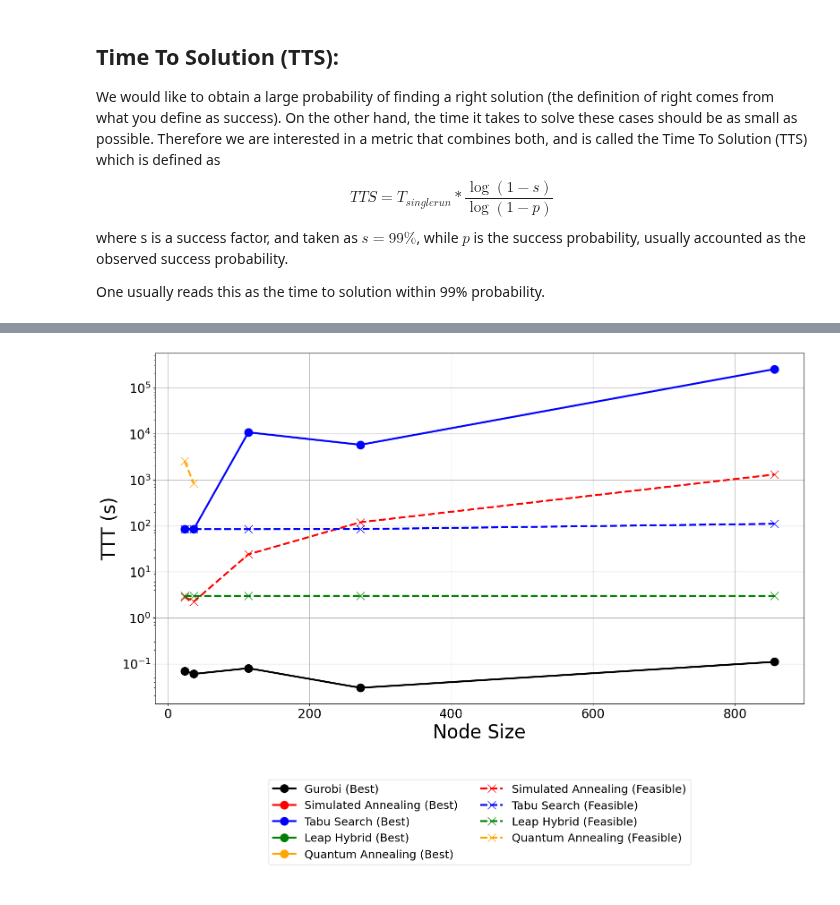
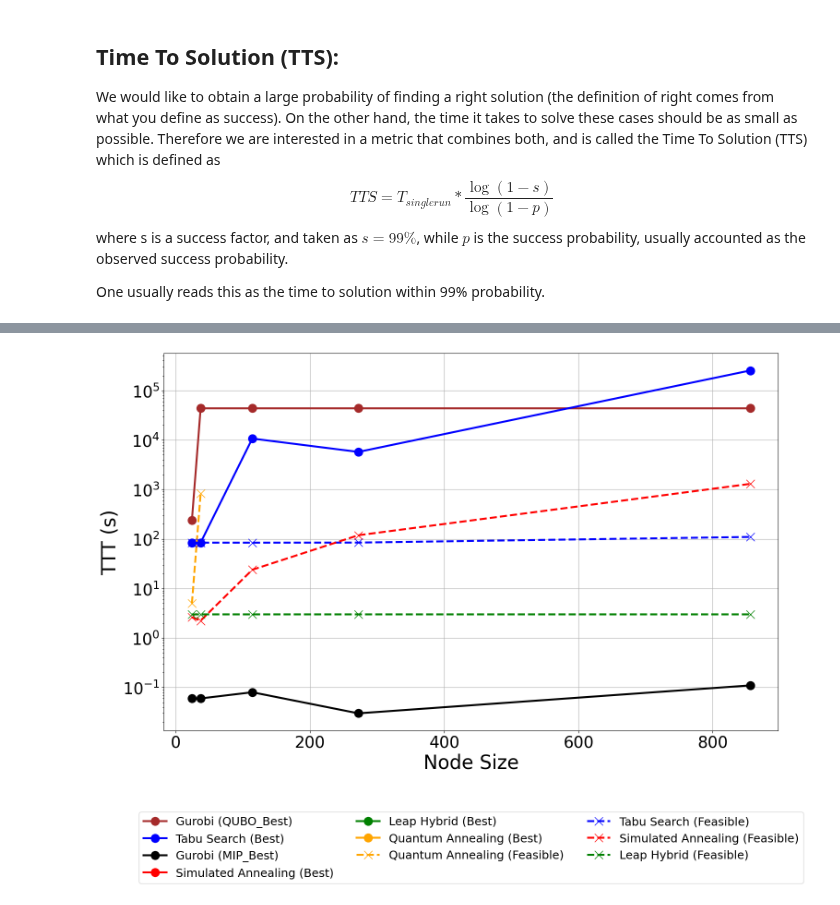
Before and after one commit to anurag-r20/WDN_Sensor_Placement, a Jupyter notebook: WDN_Sensor_Placement_Latest.ipynb, the cells around one changed output, grey strips where cells are left out. Cells and saved outputs as stored; diff of their text form; code cells hidden in the pictures.

```diff
--- a/WDN_Sensor_Placement_Latest.ipynb
+++ b/WDN_Sensor_Placement_Latest.ipynb
@@ -1689,6 +1797,30 @@ None
+# %%
+nodes = [24, 37, 114, 272, 856] # Node size of all WDN locations
+
+# Gurobi MIP
+gurobi_tts_MIP = [0.06, 0.06, 0.08, 0.03, 0.11]
+
+# Gurobi QUBO
+gurobi_tts_QUBO = [238, 43700, 43700, 43700, 43700]
+
+# SimAnn TTS (best and feasible)
+sim_ann_tts_best = [np.inf, np.inf, np.inf, np.inf, np.inf]
+sim_ann_tts_feasible = [2.61, 2.24, 23.9, 119, 1300]
+
+# Tabu search TTS (best and feasible)
+tabu_search_tts_best = [84.3, 84.3, 10700, 5750, 254000]
+tabu_search_tts_feasible = [84.3, 84.3, 84.2, 84.6, 110]
+
+# leap Hybrid TTS (best and feasible)
+leap_hybrid_tts_best = [np.inf, np.inf, np.inf, np.inf, np.inf]
+leap_hybrid_tts_feasible = [2.99, 3.00, 3.00, 3.00, 3.00]
+
+# QA TTS (best and feasible)
+quant_ann_tts_best = [np.inf, np.inf, np.inf, np.inf, np.inf]
+quant_ann_tts_feasible = [5.00, 824, np.inf, np.inf, np.inf]
 # %%
-def plot_tts_comparison(nodes, gurobi_best, sim_ann_best, tabu_search_best, leap_hybrid_best, quant_ann_best,
-                        gurobi_feasible, sim_ann_feasible, tabu_search_feasible, leap_hybrid_feasible, quant_ann_feasible):
+def plot_tts_comparison(nodes, gurobi_MIP, sim_ann_best, tabu_search_best, leap_hybrid_best, quant_ann_best,
+                        gurobi_QUBO, sim_ann_feasible, tabu_search_feasible, leap_hybrid_feasible, quant_ann_feasible):
     plt.figure(figsize=(16, 12))
 
     # Increase line width for better visibility
@@ -1696,48 +1828,49 @@ def plot_tts_comparison(nodes, gurobi_best, sim_ann_best, tabu_search_best, leap
     marker_size = 13  # Adjust marker size
 
     # Plot for Best Objective Solutions (Optimal)
-    plt.plot(nodes, gurobi_best, label='Gurobi (Best)', marker='o', linestyle='-', color='black', linewidth=line_width, markersize=marker_size)
+    plt.plot(nodes, gurobi_QUBO, label='Gurobi (QUBO_Best)', marker='o', linestyle='-', color='brown', linewidth=line_width, markersize=marker_size)
+    plt.plot(nodes, tabu_search_best, label='Tabu Search (Best)', marker='o', linestyle='-', color='blue', linewidth=line_width, markersize=marker_size)
+    plt.plot(nodes, gurobi_MIP, label='Gurobi (MIP_Best)', marker='o', linestyle='-', color='black', linewidth=line_width, markersize=marker_size)
     plt.plot(nodes, sim_ann_best, label='Simulated Annealing (Best)', marker='o', linestyle='-', color='red', linewidth=line_width, markersize=marker_size)
-    plt.plot(nodes, tabu_search_best, label='Tabu Search (Best)', marker='o', linestyle='-', color='blue', linewidth=line_width, markersize=marker_size)
     plt.plot(nodes, leap_hybrid_best, label='Leap Hybrid (Best)', marker='o', linestyle='-', color='green', linewidth=line_width, markersize=marker_size)
     plt.plot(nodes, quant_ann_best, label='Quantum Annealing (Best)', marker='o', linestyle='-', color='orange', linewidth=line_width, markersize=marker_size)
 
     # Plot for Feasible Solutions
+    plt.plot(nodes, quant_ann_feasible, label='Quantum Annealing (Feasible)', marker='x', linestyle='--', color='orange', linewidth=line_width, markersize=marker_size)
+    plt.plot(nodes, tabu_search_feasible, label='Tabu Search (Feasible)', marker='x', linestyle='--', color='blue', linewidth=line_width, markersize=marker_size)
     plt.plot(nodes, sim_ann_feasible, label='Simulated Annealing (Feasible)', marker='x', linestyle='--', color='red', linewidth=line_width, markersize=marker_size)
-    plt.plot(nodes, tabu_search_feasible, label='Tabu Search (Feasible)', marker='x', linestyle='--', color='blue', linewidth=line_width, markersize=marker_size)
     plt.plot(nodes, leap_hybrid_feasible, label='Leap Hybrid (Feasible)', marker='x', linestyle='--', color='green', linewidth=line_width, markersize=marker_size)
-    plt.plot(nodes, quant_ann_feasible, label='Quantum Annealing (Feasible)', marker='x', linestyle='--', color='orange', linewidth=line_width, markersize=marker_size)
 
     plt.yscale('log')  # Log scale for better visibility of large TTS differences
     plt.xlabel('Node Size', fontsize=30)
     plt.ylabel('TTT (s)', fontsize=30)
 
-    plt.xticks(fontsize=20)
-    plt.yticks(fontsize=20)
+    plt.xticks(fontsize=25)
+    plt.yticks(fontsize=25)
 
     # Adjust the legend to have two columns and place it below the plot
-    plt.legend(fontsize=18, loc='upper center', bbox_to_anchor=(0.5, -0.2), ncol=2)  # Two rows, positioned lower
+    plt.legend(fontsize=18, loc='upper center', bbox_to_anchor=(0.5, -0.2), ncol=3)  # Two rows, positioned lower
     plt.grid(True)
 
     plt.tight_layout()
     plt.show()
-
-# Plot TTS for both Best Objective and Feasible Solutions
-plot_tts_comparison(
-    nodes,
-    gurobi_tts_MIP_best,
-    sim_ann_tts_best,
-    tabu_search_tts_best,
-    leap_hybrid_tts_best,
-    quant_ann_tts_best,
-    gurobi_tts_MIP_feasible,
-    sim_ann_tts_feasible,
-    tabu_search_tts_feasible,
-    leap_hybrid_tts_feasible,
-    quant_ann_tts_feasible
-)
-# %% [output]
-[figure, removed]
+# %%
+# Plot TTS for both Best Objective and Feasible Solutions
+plot_tts_comparison(
+    nodes,
+    gurobi_tts_MIP,
+    sim_ann_tts_best,
+    tabu_search_tts_best,
+    leap_hybrid_tts_best,
+    quant_ann_tts_best,
+    gurobi_tts_QUBO,
+    sim_ann_tts_feasible,
+    tabu_search_tts_feasible,
+    leap_hybrid_tts_feasible,
+    quant_ann_tts_feasible
+)
+# %% [output]
+[figure, added]
 # %%
 import matplotlib.pyplot as plt
 import numpy as np
```
Also changed, not shown: parts of 36 cells of this notebook.
